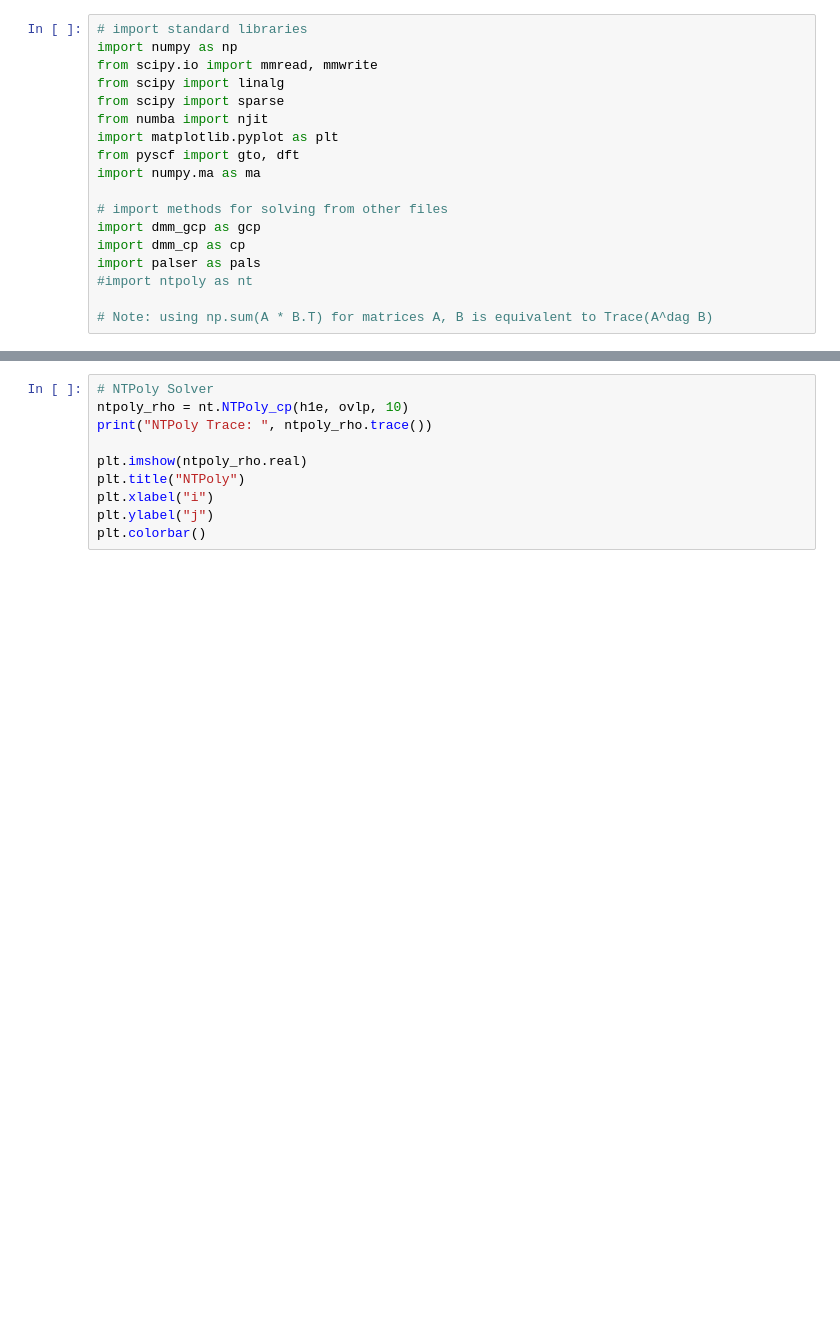
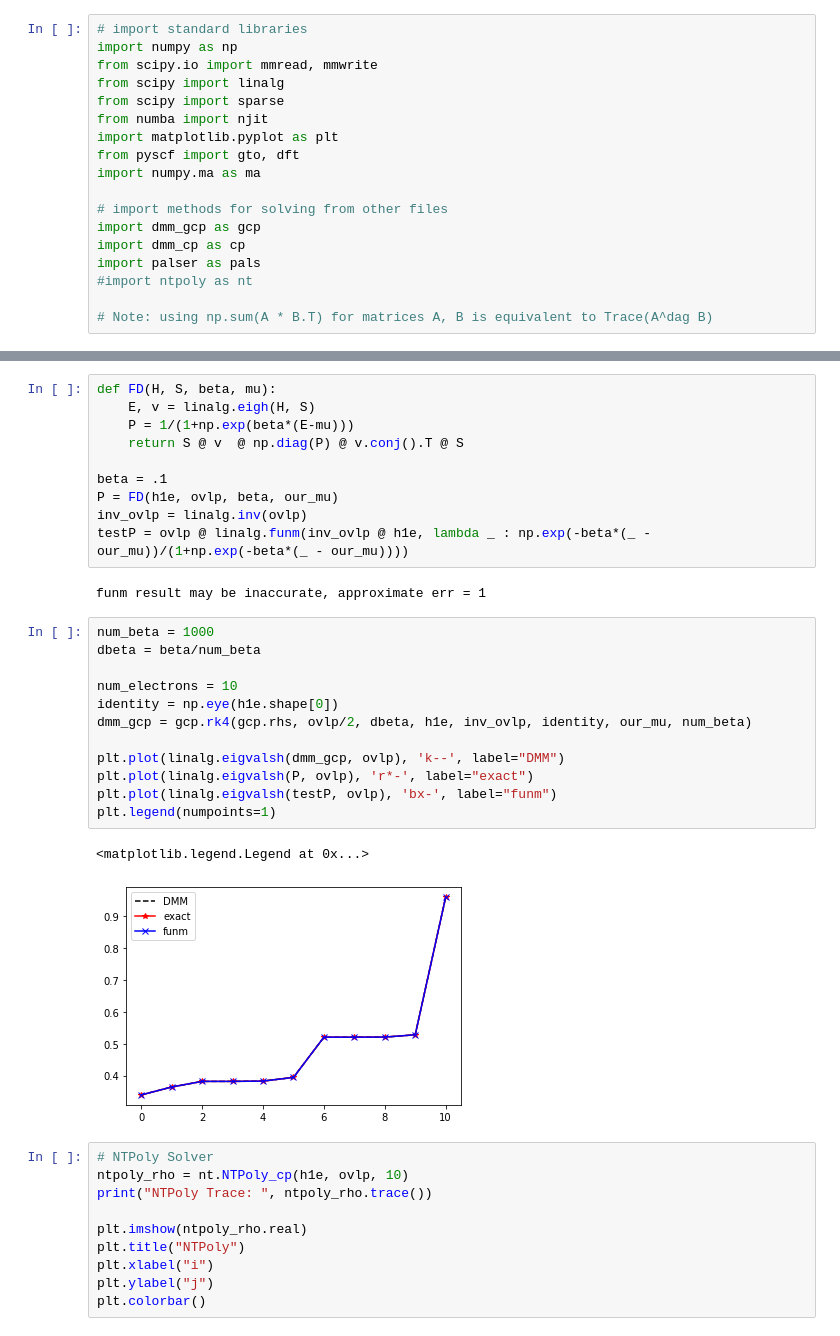
Before and after one commit to jleamer/DMM, a Jupyter notebook: RK4_DMM/linear_part.ipynb, the cells around one changed output, grey strips where cells are left out. Drawn from its saved outputs; the diff is of its cells as text; blank space fills up the shorter version.

```diff
--- a/RK4_DMM/linear_part.ipynb
+++ b/RK4_DMM/linear_part.ipynb
@@ -94,3 +114,30 @@ plt.colorbar()
+# %%
+def FD(H, S, beta, mu):
+    E, v = linalg.eigh(H, S)
+    P = 1/(1+np.exp(beta*(E-mu)))
+    return S @ v  @ np.diag(P) @ v.conj().T @ S
+
+beta = .1
+P = FD(h1e, ovlp, beta, our_mu)
+inv_ovlp = linalg.inv(ovlp)
+testP = ovlp @ linalg.funm(inv_ovlp @ h1e, lambda _ : np.exp(-beta*(_ - our_mu))/(1+np.exp(-beta*(_ - our_mu))))
+# %% [output]
+funm result may be inaccurate, approximate err = 1
+# %%
+num_beta = 1000
+dbeta = beta/num_beta
+
+num_electrons = 10
+identity = np.eye(h1e.shape[0])
+dmm_gcp = gcp.rk4(gcp.rhs, ovlp/2, dbeta, h1e, inv_ovlp, identity, our_mu, num_beta)
+
+plt.plot(linalg.eigvalsh(dmm_gcp, ovlp), 'k--', label="DMM")
+plt.plot(linalg.eigvalsh(P, ovlp), 'r*-', label="exact")
+plt.plot(linalg.eigvalsh(testP, ovlp), 'bx-', label="funm")
+plt.legend(numpoints=1)
+# %% [output]
+<matplotlib.legend.Legend at 0x...>
+[figure, added]
 # %%
 # NTPoly Solver
 ntpoly_rho = nt.NTPoly_cp(h1e, ovlp, 10)
```
Also changed, not shown: parts of 1 cell of this notebook, 14 other files.
